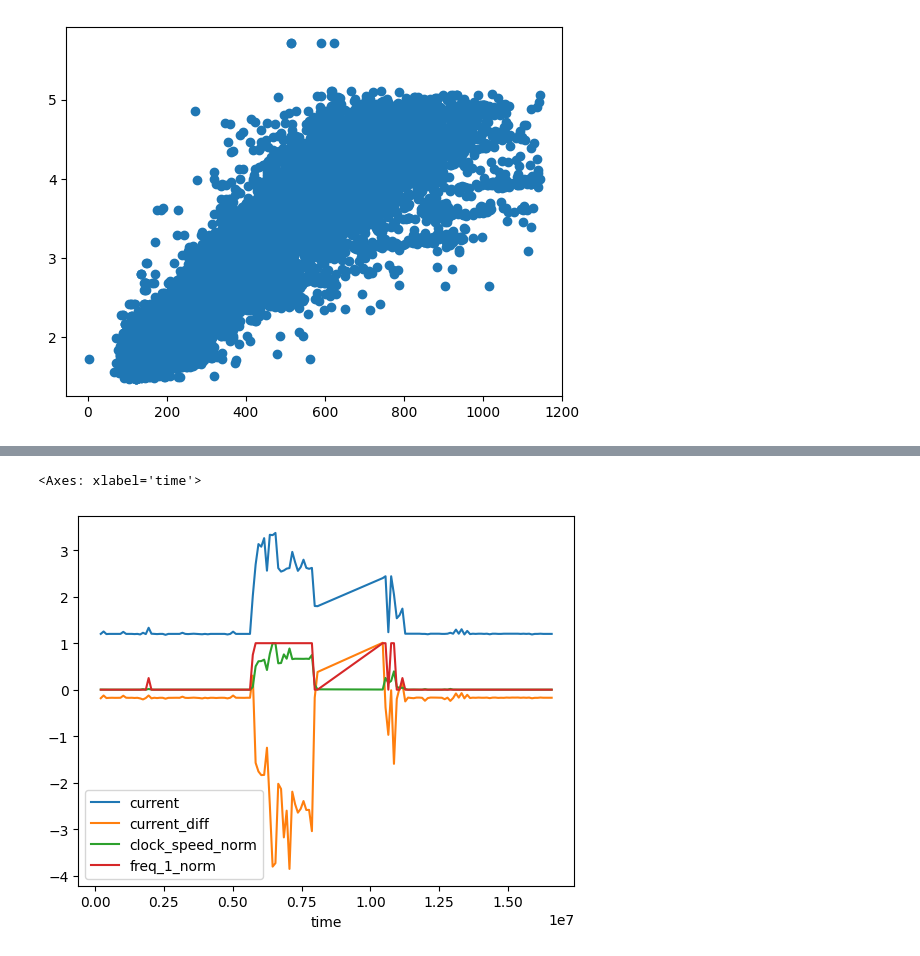
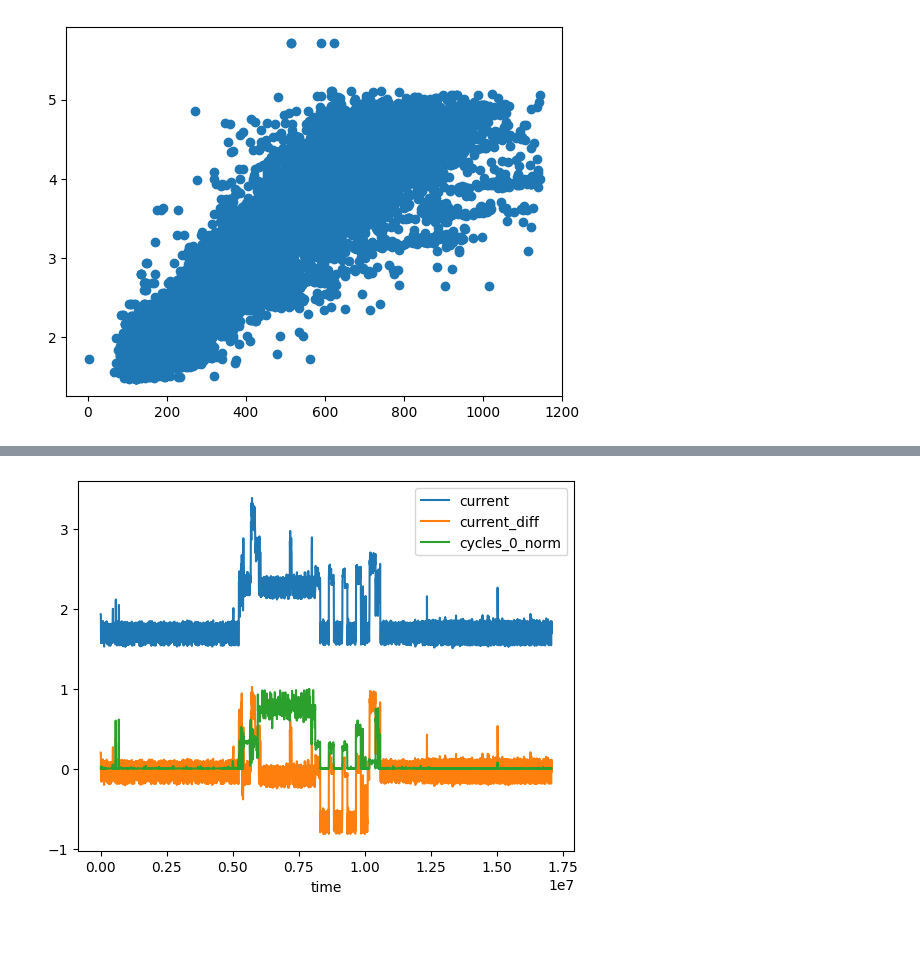
Before and after one commit to radshield/raspi-sel, a Jupyter notebook: analysis/perf_numa.ipynb, the cells around one changed output, grey strips where cells are left out. Saved outputs shown, nothing was run; the diff lists cells and outputs as text; code cells hidden in the pictures.

```diff
--- a/analysis/perf_numa.ipynb
+++ b/analysis/perf_numa.ipynb
@@ -201,5 +212 @@ clock_speed           0.942815
 Name: current, dtype: float64
-# %%
-mem_df['current_predict'] = cpu_linear.predict(mem_df['clock_speed'].values.reshape(-1, 1)).reshape(1, -1)[0]
-mem_df['current_diff'] = mem_df['current'] - mem_df['current_predict']
-mem_df.drop('time', axis=1).corr()['current_diff']
@@ -224,8 +213,10 @@ Name: current_diff, dtype: float64
 # %%
 mem_df['clock_speed_norm'] = min_max_scaling(mem_df['clock_speed'])
-mem_df['freq_1_norm'] = min_max_scaling(mem_df['freq_1'])
+mem_df['cycles_0_norm'] = min_max_scaling(mem_df['insns_0'] / (mem_df['time'] - mem_df['time'].shift()))
+mem_df['current_diff'] = np.where((mem_df['time'] > 5350000) & (mem_df['time'] < 10100000),
+                                   mem_df['current'] - 2.3588663400979706,
+                                   mem_df['current'] - 1.7275771905424202)
 
-mem_df.plot(x='time', y=['current', 'current_diff', 'clock_speed_norm', 'freq_1_norm'])
+ax = mem_df.plot(x='time', y=['current', 'current_diff', 'cycles_0_norm'])
 # %% [output]
-<Axes: xlabel='time'>
-[figure, old version]
+[figure, new version]
```
Also changed, not shown: parts of 12 cells of this notebook, 2 other files.
